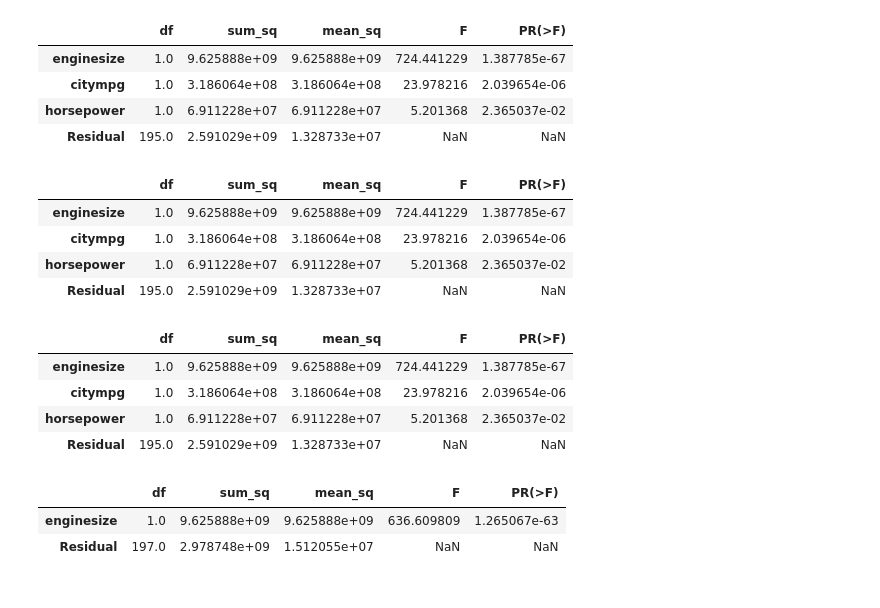
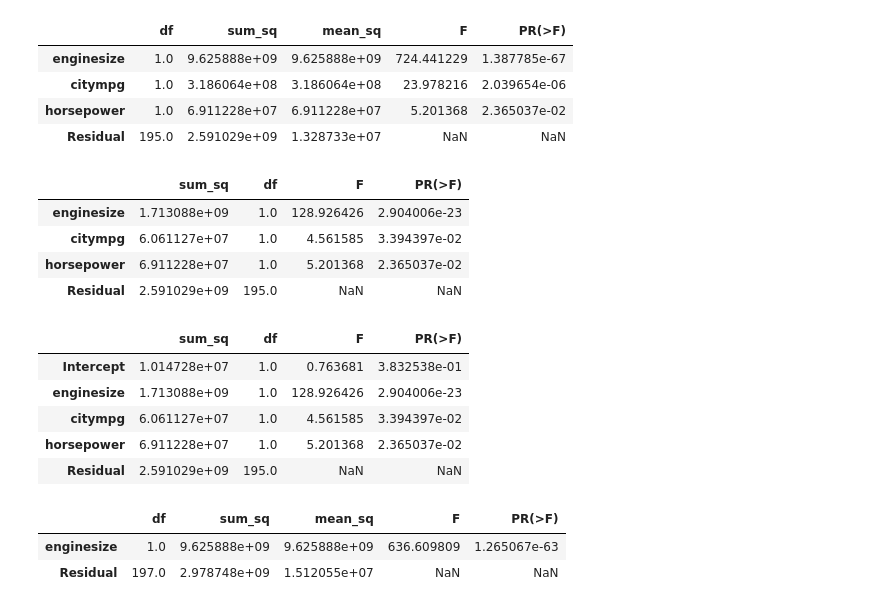
Before and after one commit to codycarroll/regression_f24, a Jupyter notebook: Code/MLR_model fitting and testing.ipynb, the cells around one changed output. Drawn from its saved outputs; the diff is of its cells as text; code cells hidden in the pictures.

```diff
--- a/Code/MLR_model fitting and testing.ipynb
+++ b/Code/MLR_model fitting and testing.ipynb
@@ -140,20 +139,21 @@ sm.stats.anova_lm(reg, type=1)
 | horsepower | 1.0 | 6.911228e+07 | 6.911228e+07 | 5.201368 | 2.365037e-02 |
 | Residual | 195.0 | 2.591029e+09 | 1.328733e+07 | NaN | NaN |
 # %%
-sm.stats.anova_lm(reg, type=2)
+sm.stats.anova_lm(reg, typ=2)
 # %% [output]
-|  | df | sum_sq | mean_sq | F | PR(>F) |
-| enginesize | 1.0 | 9.625888e+09 | 9.625888e+09 | 724.441229 | 1.387785e-67 |
-| citympg | 1.0 | 3.186064e+08 | 3.186064e+08 | 23.978216 | 2.039654e-06 |
-| horsepower | 1.0 | 6.911228e+07 | 6.911228e+07 | 5.201368 | 2.365037e-02 |
-| Residual | 195.0 | 2.591029e+09 | 1.328733e+07 | NaN | NaN |
+|  | sum_sq | df | F | PR(>F) |
+| enginesize | 1.713088e+09 | 1.0 | 128.926426 | 2.904006e-23 |
+| citympg | 6.061127e+07 | 1.0 | 4.561585 | 3.394397e-02 |
+| horsepower | 6.911228e+07 | 1.0 | 5.201368 | 2.365037e-02 |
+| Residual | 2.591029e+09 | 195.0 | NaN | NaN |
 # %%
-# type-3 is the same as type=2, just added a test on intercept
-sm.stats.anova_lm(reg, type = 3)
+# type-3 is the same as typ=2, just added a test on intercept
+sm.stats.anova_lm(reg, typ= 3)
 # %% [output]
-|  | df | sum_sq | mean_sq | F | PR(>F) |
-| enginesize | 1.0 | 9.625888e+09 | 9.625888e+09 | 724.441229 | 1.387785e-67 |
-| citympg | 1.0 | 3.186064e+08 | 3.186064e+08 | 23.978216 | 2.039654e-06 |
-| horsepower | 1.0 | 6.911228e+07 | 6.911228e+07 | 5.201368 | 2.365037e-02 |
-| Residual | 195.0 | 2.591029e+09 | 1.328733e+07 | NaN | NaN |
+|  | sum_sq | df | F | PR(>F) |
+| Intercept | 1.014728e+07 | 1.0 | 0.763681 | 3.832538e-01 |
+| enginesize | 1.713088e+09 | 1.0 | 128.926426 | 2.904006e-23 |
+| citympg | 6.061127e+07 | 1.0 | 4.561585 | 3.394397e-02 |
+| horsepower | 6.911228e+07 | 1.0 | 5.201368 | 2.365037e-02 |
+| Residual | 2.591029e+09 | 195.0 | NaN | NaN |
 # %%
```
Also changed, not shown: parts of 20 cells of this notebook.
